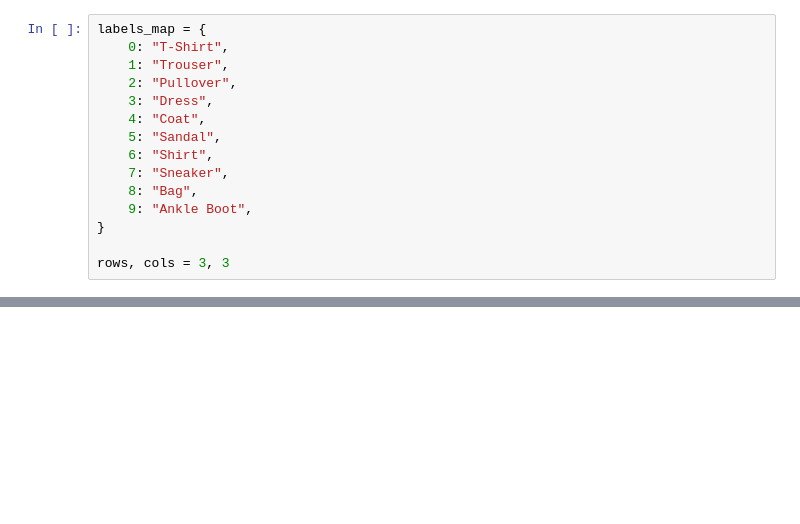
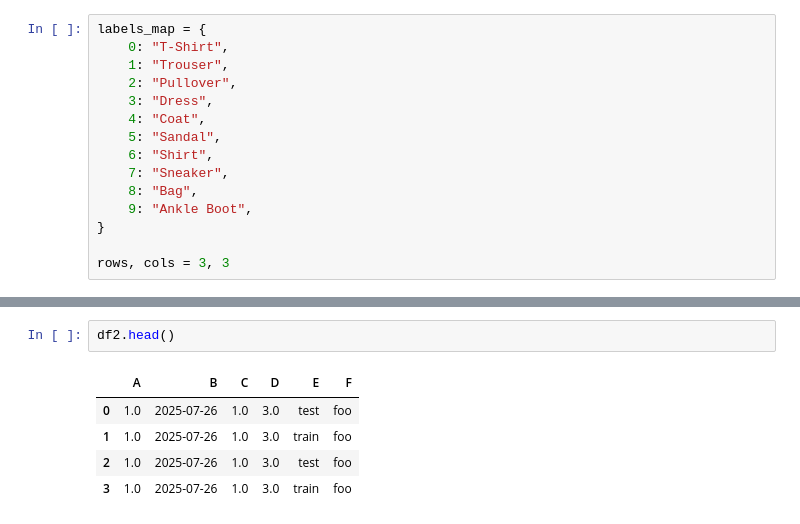
Before and after one commit to JaganMurugan/Learning, a Jupyter notebook: Torch_Datasets.ipynb, the cells around one changed output, grey strips where cells are left out. Drawn from its saved outputs; the diff is of its cells as text; blank space fills up the shorter version.

```diff
--- a/Torch_Datasets.ipynb
+++ b/Torch_Datasets.ipynb
@@ -53,0 +112,8 @@ plt.show()
+# %%
+df2.head()
+# %% [output]
+|  | A | B | C | D | E | F |
+| 0 | 1.0 | 2025-07-26 | 1.0 | 3.0 | test | foo |
+| 1 | 1.0 | 2025-07-26 | 1.0 | 3.0 | train | foo |
+| 2 | 1.0 | 2025-07-26 | 1.0 | 3.0 | test | foo |
+| 3 | 1.0 | 2025-07-26 | 1.0 | 3.0 | train | foo |
```
Also changed, not shown: parts of 38 cells of this notebook.
